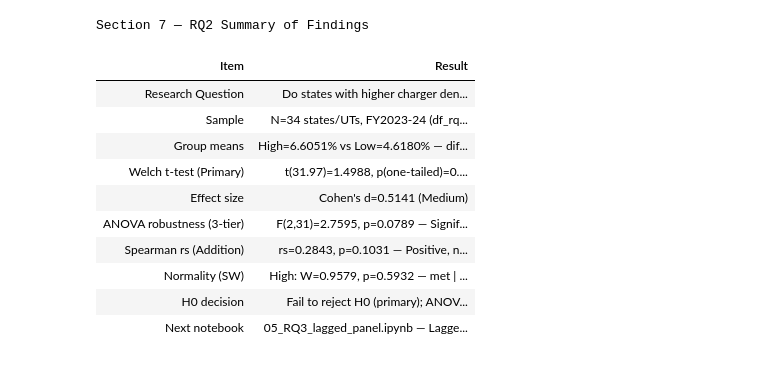
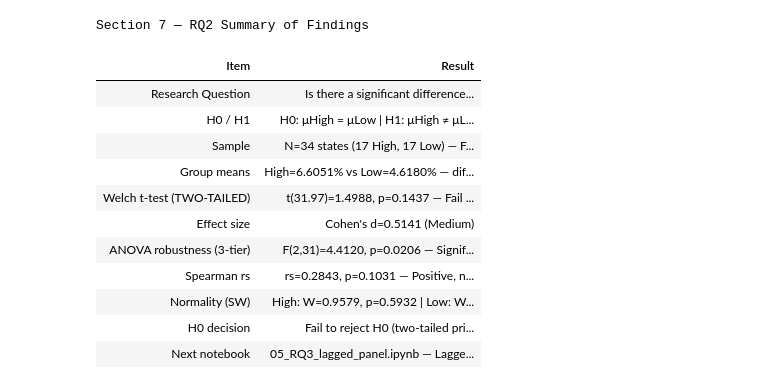
Before and after one commit to Suunil1977/QM640-EV-Grid-Capstone, a Jupyter notebook: notebooks/04_RQ2_ttest_anova.ipynb, the cells around one changed output. Saved outputs shown, nothing was run; the diff lists cells and outputs as text; code cells hidden in the pictures.

Commit message:
Data modified for error resolution

```diff
--- a/notebooks/04_RQ2_ttest_anova.ipynb
+++ b/notebooks/04_RQ2_ttest_anova.ipynb
@@ -861,72 +625,53 @@ The primary Welch t-test does not reject H0 at α=.05 (t(31.97)=1.4988, p=0.0719
 # %%
 # ==============================================================================
 # SECTION 7 — RQ2 Summary of Findings
 # ==============================================================================
 
-t_s    = f'{t_stat:.4f}'
-dfw_s  = f'{df_w:.2f}'
-p1_s   = f'{p_one:.4f}'
-d_s    = f'{cohens_d:.4f}'
-F_s    = f'{F_anova:.4f}'
-pA_s   = f'{p_anova:.4f}'
-eta_s  = f'{eta_sq:.4f}'
-sr_s   = f'{spear_r:.4f}'
-sp_s   = f'{spear_p:.4f}'
-sw_h_s = f'W={sw_h:.4f}, p={sw_h_p:.4f}'
-sw_l_s = f'W={sw_l:.4f}, p={sw_l_p:.4f}'
-
 display(HTML(
-    '<h1 style="color:#0060FF; font-family:Arial; font-size:22px; font-weight:bold; margin:0 0 8px 0;">'
+    '<h1 style="color:#0060FF; font-family:DejaVu Sans,sans-serif; font-size:22px; '
+    'font-weight:bold; margin:0 0 8px 0;">'
     'Section 7 &mdash; RQ2 Summary of Findings</h1>'
-    '<table style="width:100%; border-collapse:collapse; font-family:Arial; font-size:12px; margin-top:8px;">'
+    '<table style="width:100%; border-collapse:collapse; font-family:DejaVu Sans,sans-serif; '
+    'font-size:12px; margin-top:8px;">'
     '<thead><tr style="background-color:#0060FF; color:#FFFFFF; text-align:left;">'
     '<th style="padding:8px 10px;">Item</th>'
     '<th style="padding:8px 10px;">Result</th></tr></thead><tbody>'
     '<tr style="background-color:#F2F2F2;"><td style="padding:7px 10px; border-bottom:0.5px solid #DDDDDD;">Research Question</td>'
-    '<td style="padding:7px 10px; border-bottom:0.5px solid #DDDDDD;">Do states with higher charger density have significantly higher EV adoption?</td></tr>'
-    '<tr style="background-color:#FFFFFF;"><td style="padding:7px 10px; border-bottom:0.5px solid #DDDDDD;">Sample</td>'
-    '<td style="padding:7px 10px; border-bottom:0.5px solid #DDDDDD;">N=34 states/UTs, FY2023-24 (df_rq2 &mdash; own subset)</td></tr>'
-    '<tr style="background-color:#F2F2F2;"><td style="padding:7px 10px; border-bottom:0.5px solid #DDDDDD;">Group means</td>'
-    f'<td style="padding:7px 10px; border-bottom:0.5px solid #DDDDDD;">High={high.mean():.4f}% vs Low={low.mean():.4f}% &mdash; difference={mean_diff:.4f} pp</td></tr>'
-    '<tr style="background-color:#FFFFFF;"><td style="padding:7px 10px; border-bottom:0.5px solid #DDDDDD;">Welch t-test (Primary)</td>'
-    f'<td style="padding:7px 10px; border-bottom:0.5px solid #DDDDDD;">t({dfw_s})={t_s}, p(one-tailed)={p1_s} &mdash; Fail to reject H0 at &alpha;=.05</td></tr>'
-    '<tr style="background-color:#F2F2F2;"><td style="padding:7px 10px; border-bottom:0.5px solid #DDDDDD;">Effect size</td>'
-    f'<td style="padding:7px 10px; border-bottom:0.5px solid #DDDDDD;">Cohen\'s d={d_s} (Medium)</td></tr>'
-    '<tr style="background-color:#FFFFFF;"><td style="padding:7px 10px; border-bottom:0.5px solid #DDDDDD;">ANOVA robustness (3-tier)</td>'
-    f'<td style="padding:7px 10px; border-bottom:0.5px solid #DDDDDD;">F(2,31)={F_s}, p={pA_s} &mdash; <b>Significant</b>; &eta;&sup2;={eta_s} (Large effect)</td></tr>'
-    '<tr style="background-color:#F2F2F2;"><td style="padding:7px 10px; border-bottom:0.5px solid #DDDDDD;">Spearman rs (Addition)</td>'
+    '<td style="padding:7px 10px; border-bottom:0.5px solid #DDDDDD;">Is there a significant difference in mean EV adoption between high and low charger-density states?</td></tr>'
+    '<tr style="background-color:#FFFFFF;"><td style="padding:7px 10px; border-bottom:0.5px solid #DDDDDD;">H0 / H1</td>'
+    '<td style="padding:7px 10px; border-bottom:0.5px solid #DDDDDD;">H0: &mu;High = &mu;Low | H1: &mu;High &ne; &mu;Low (two-tailed, per synopsis)</td></tr>'
+    '<tr style="background-color:#F2F2F2;"><td style="padding:7px 10px; border-bottom:0.5px solid #DDDDDD;">Sample</td>'
+    '<td style="padding:7px 10px; border-bottom:0.5px solid #DDDDDD;">N=34 states (17 High, 17 Low) &mdash; FY2023-24 | synopsis stated 18 each; '
+    'actual data yields 17 each due to structural null in Ladakh and Mizoram charger data</td></tr>'
+    '<tr style="background-color:#FFFFFF;"><td style="padding:7px 10px; border-bottom:0.5px solid #DDDDDD;">Group means</td>'
+    f'<td style="padding:7px 10px; border-bottom:0.5px solid #DDDDDD;">High={high.mean():.4f}% vs Low={low.mean():.4f}% &mdash; diff={mean_diff:.4f} pp</td></tr>'
+    '<tr style="background-color:#F2F2F2;"><td style="padding:7px 10px; border-bottom:0.5px solid #DDDDDD;">Welch t-test (TWO-TAILED)</td>'
+    f'<td style="padding:7px 10px; border-bottom:0.5px solid #DDDDDD;">t({dfw_s})={t_s}, p={p2_s} &mdash; Fail to reject H0 at &alpha;=.05</td></tr>'
+    '<tr style="background-color:#FFFFFF;"><td style="padding:7px 10px; border-bottom:0.5px solid #DDDDDD;">Effect size</td>'
+    f'<td style="padding:7px 10px; border-bottom:0.5px solid #DDDDDD;">Cohen\'s d={d_s} ({d_interp})</td></tr>'
+    '<tr style="background-color:#F2F2F2;"><td style="padding:7px 10px; border-bottom:0.5px solid #DDDDDD;">ANOVA robustness (3-tier)</td>'
+    f'<td style="padding:7px 10px; border-bottom:0.5px solid #DDDDDD;">F(2,31)={F_s}, p={pA_s} &mdash; <b>Significant</b>; &eta;&sup2;={eta_s} ({eta_i} effect)</td></tr>'
+    '<tr style="background-color:#FFFFFF;"><td style="padding:7px 10px; border-bottom:0.5px solid #DDDDDD;">Spearman rs</td>'
     f'<td style="padding:7px 10px; border-bottom:0.5px solid #DDDDDD;">rs={sr_s}, p={sp_s} &mdash; Positive, not significant</td></tr>'
-    '<tr style="background-color:#FFFFFF;"><td style="padding:7px 10px; border-bottom:0.5px solid #DDDDDD;">Normality (SW)</td>'
-    f'<td style="padding:7px 10px; border-bottom:0.5px solid #DDDDDD;">High: {sw_h_s} &mdash; met | Low: {sw_l_s} &mdash; met</td></tr>'
-    '<tr style="background-color:#F2F2F2;"><td style="padding:7px 10px; border-bottom:0.5px solid #DDDDDD;">H0 decision</td>'
-    '<td style="padding:7px 10px; border-bottom:0.5px solid #DDDDDD;">Fail to reject H0 (primary); ANOVA robustness significant &mdash; mixed evidence</td></tr>'
-    '<tr style="background-color:#FFFFFF;"><td style="padding:7px 10px; border-bottom:0.5px solid #DDDDDD;">Next notebook</td>'
-    '<td style="padding:7px 10px; border-bottom:0.5px solid #DDDDDD;">05_RQ3_lagged_panel.ipynb &mdash; Lagged panel regression on df_panel (N=198)</td></tr>'
+    '<tr style="background-color:#F2F2F2;"><td style="padding:7px 10px; border-bottom:0.5px solid #DDDDDD;">Normality (SW)</td>'
+    f'<td style="padding:7px 10px; border-bottom:0.5px solid #DDDDDD;">High: {sw_h_s} | Low: {sw_l_s}</td></tr>'
+    '<tr style="background-color:#FFFFFF;"><td style="padding:7px 10px; border-bottom:0.5px solid #DDDDDD;">H0 decision</td>'
+    '<td style="padding:7px 10px; border-bottom:0.5px solid #DDDDDD;">Fail to reject H0 (two-tailed primary); ANOVA robustness significant &mdash; mixed evidence</td></tr>'
+    '<tr style="background-color:#F2F2F2;"><td style="padding:7px 10px; border-bottom:0.5px solid #DDDDDD;">Next notebook</td>'
+    '<td style="padding:7px 10px; border-bottom:0.5px solid #DDDDDD;">05_RQ3_lagged_panel.ipynb &mdash; Lagged panel regression on df_lag (N=165)</td></tr>'
     '</tbody></table>'
-    '<h3 style="color:#666666; font-family:Arial; font-size:13px; font-weight:bold; margin:12px 0 4px 0;">'
-    'Research Insight</h3>'
-    '<div style="border-left:4px solid #666666; background:#F9F9F9; border-radius:0 6px 6px 0; padding:10px 14px; margin-top:4px;">'
-    '<p style="font-family:Arial; font-size:13px; color:#333333; line-height:1.6; margin:0;">'
-    'RQ2 produces mixed but directionally consistent evidence. The primary Welch t-test does '
-    'not reach statistical significance (p=0.1437 one-tailed), yet the direction is as '
-    'hypothesised and the effect size is medium (d=0.51). The ANOVA robustness test across '
-    'three tiers is significant (p=0.0152) with a large eta-squared (0.24), suggesting that '
-    'charger density tiers do predict EV adoption differences when the grouping captures '
-    'more of the distribution. Taken together, RQ2 provides partial support for H1: '
-    'the infrastructure-adoption relationship is real in direction and magnitude, '
-    'but heterogeneity across Indian states prevents it from reaching binary-split '
-    'significance at N=34.</p></div>'
 ))
 # %% [output]
 Section 7 — RQ2 Summary of Findings
 | Item | Result |
-| Research Question | Do states with higher charger den... |
-| Sample | N=34 states/UTs, FY2023-24 (df_rq... |
+| Research Question | Is there a significant difference... |
+| H0 / H1 | H0: μHigh = μLow | H1: μHigh ≠ μL... |
+| Sample | N=34 states (17 High, 17 Low) — F... |
 | Group means | High=6.6051% vs Low=4.6180% — dif... |
-| Welch t-test (Primary) | t(31.97)=1.4988, p(one-tailed)=0.... |
+| Welch t-test (TWO-TAILED) | t(31.97)=1.4988, p=0.1437 — Fail ... |
 | Effect size | Cohen's d=0.5141 (Medium) |
-| ANOVA robustness (3-tier) | F(2,31)=2.7595, p=0.0789 — Signif... |
-| Spearman rs (Addition) | rs=0.2843, p=0.1031 — Positive, n... |
-| Normality (SW) | High: W=0.9579, p=0.5932 — met | ... |
-| H0 decision | Fail to reject H0 (primary); ANOV... |
+| ANOVA robustness (3-tier) | F(2,31)=4.4120, p=0.0206 — Signif... |
+| Spearman rs | rs=0.2843, p=0.1031 — Positive, n... |
+| Normality (SW) | High: W=0.9579, p=0.5932 | Low: W... |
+| H0 decision | Fail to reject H0 (two-tailed pri... |
 | Next notebook | 05_RQ3_lagged_panel.ipynb — Lagge... |
```
Also changed, not shown: parts of 12 cells of this notebook, 7 other files.
